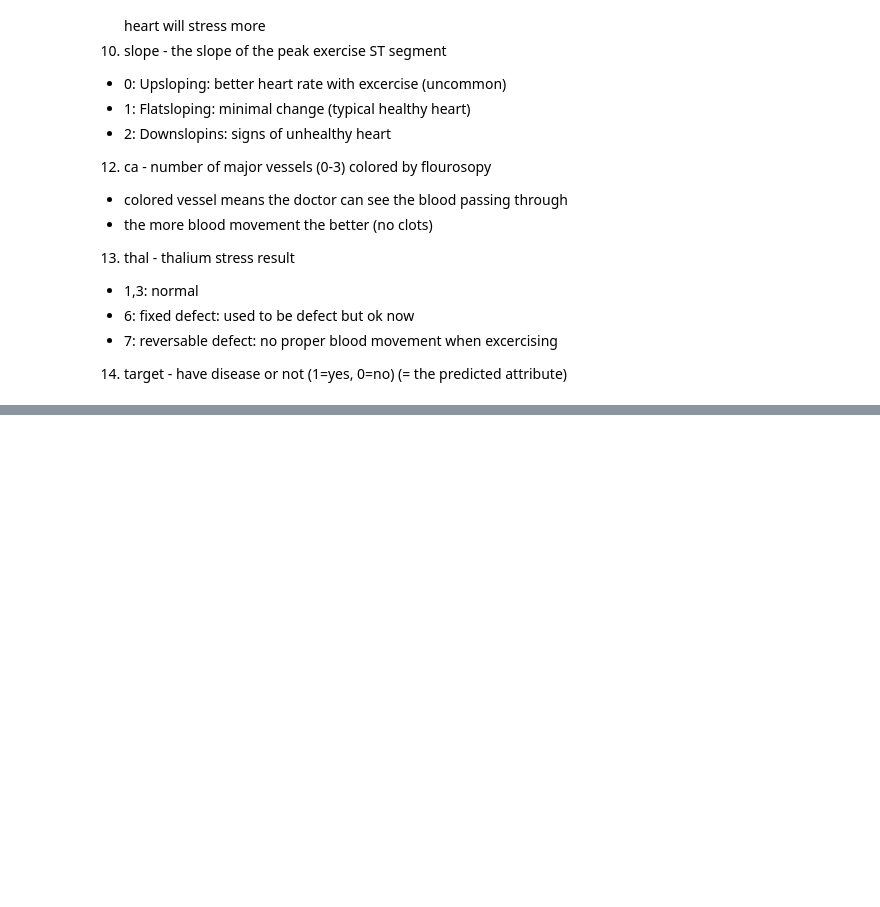
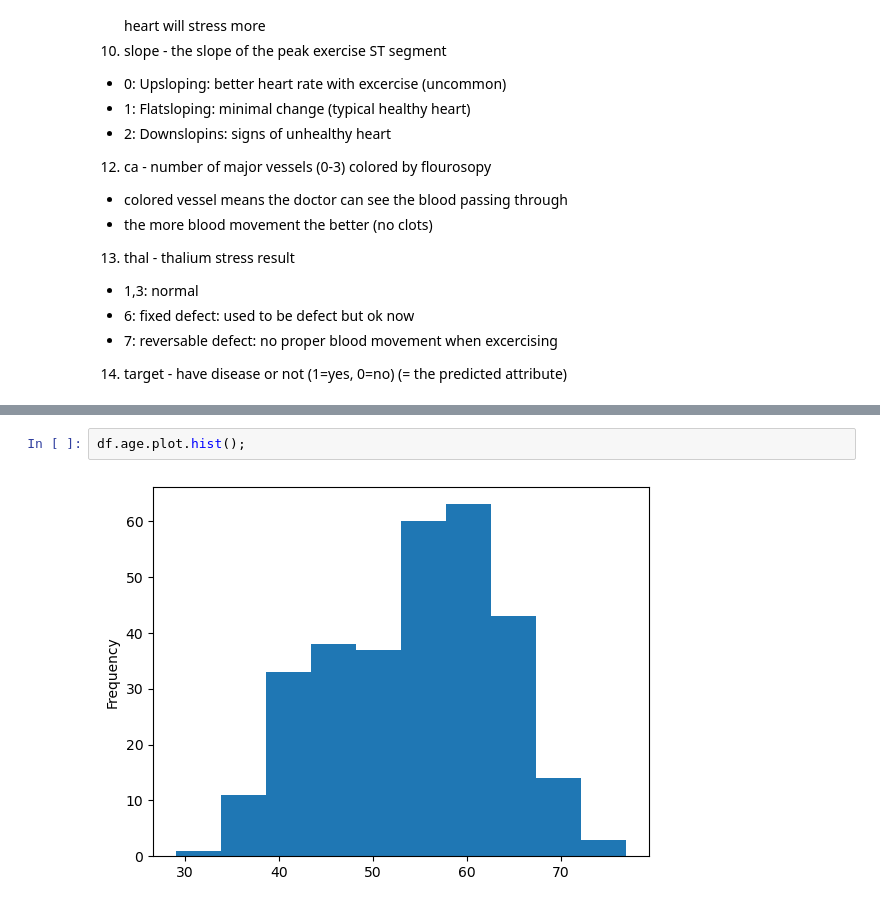
Before and after one commit to NguyenN95/Heart-Disease-Classification, a Jupyter notebook: project.ipynb, the cells around one changed output, grey strips where cells are left out. Drawn from its saved outputs; the diff is of its cells as text; blank space fills up the shorter version.

```diff
--- a/project.ipynb
+++ b/project.ipynb
@@ -65,0 +212,4 @@ from sklearn.linear_model import LogisticRegression
+# %%
+df.age.plot.hist();
+# %% [output]
+[figure, added]
```
Also changed, not shown: parts of 80 cells of this notebook.
